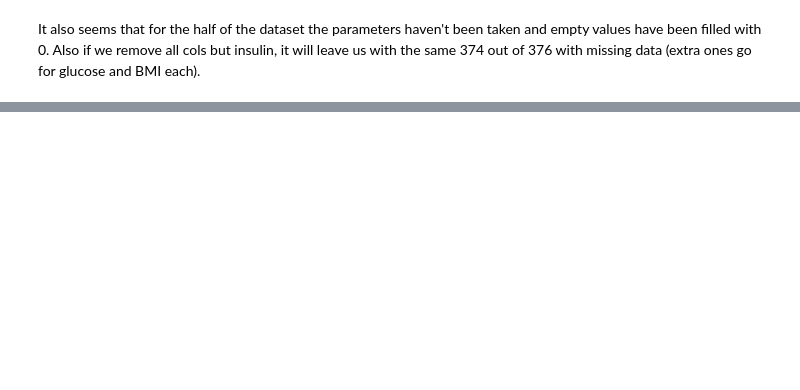
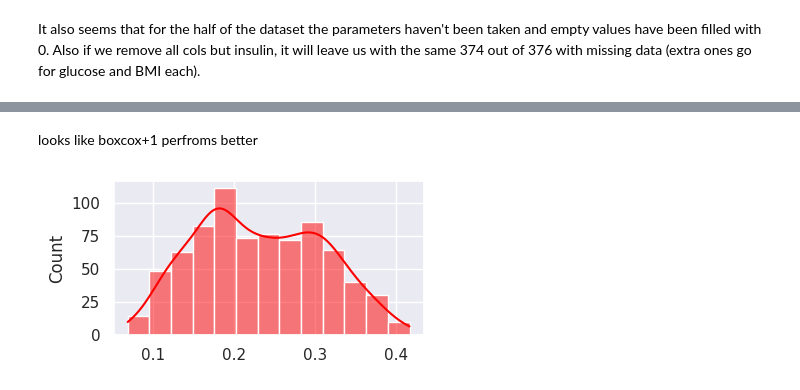
Before and after one commit to Dimildizio/DArc_course, a Jupyter notebook: EDA/PimaKaggle/Pima_indians_kaggle.ipynb, the cells around one changed output, grey strips where cells are left out. Saved outputs shown, nothing was run; the diff lists cells and outputs as text; code cells hidden in the pictures; blank space fills up the shorter version.

```diff
--- a/EDA/PimaKaggle/Pima_indians_kaggle.ipynb
+++ b/EDA/PimaKaggle/Pima_indians_kaggle.ipynb
@@ -156,0 +224,10 @@ Also if we remove all cols but insulin, it will leave us with the same 374 out o
+# %% [markdown]
+looks like boxcox+1 perfroms better
+# %%
+pedigree = data['Pedigree'].copy()
+pedigree = bxcx(pedigree)
+plt.figure(figsize = (4,2))
+sns.histplot(pedigree, kde=True, color = 'red')
+transformed_data['Pedigree'] = pedigree
+# %% [output]
+[figure, added]
```
Also changed, not shown: parts of 51 cells of this notebook.
